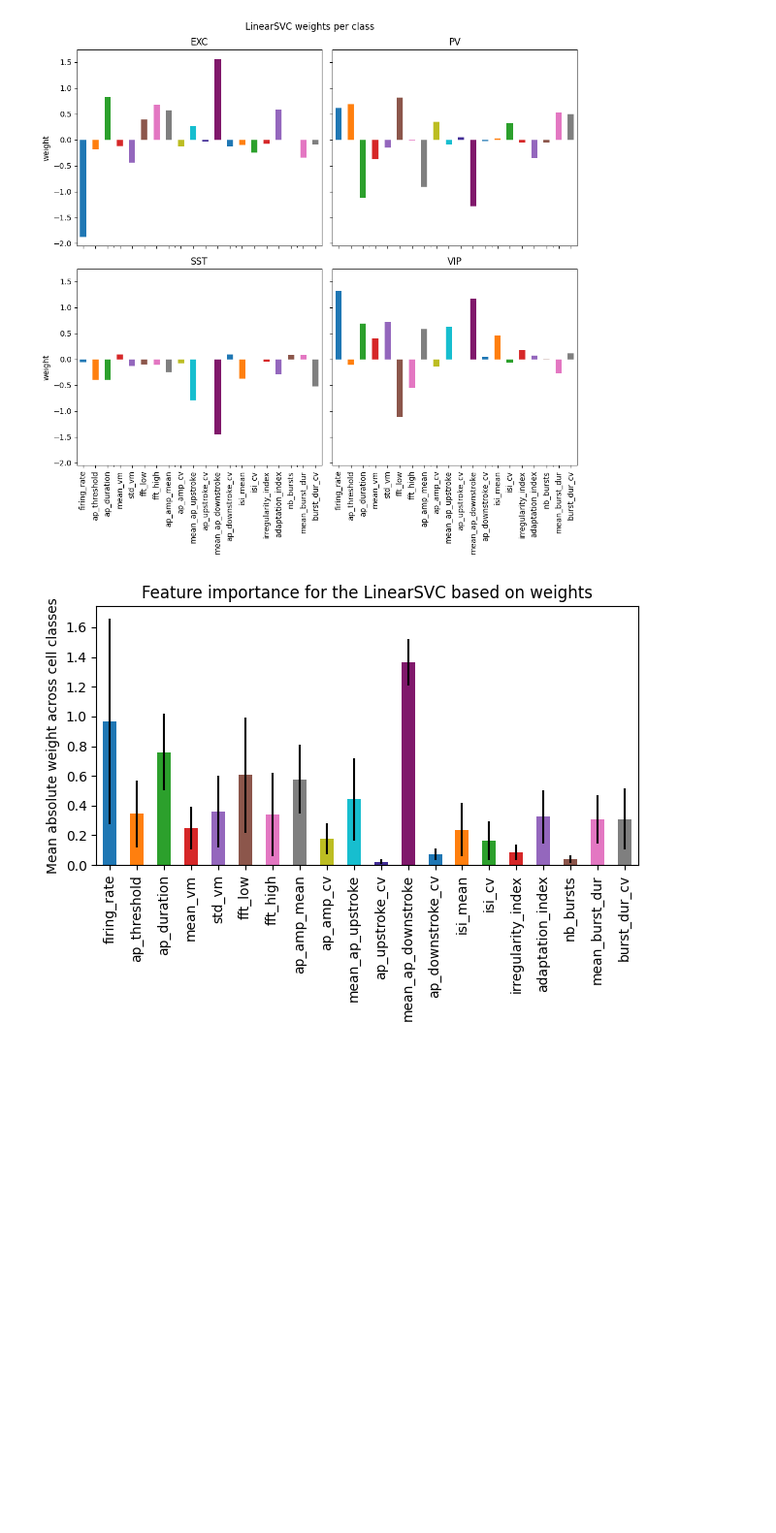
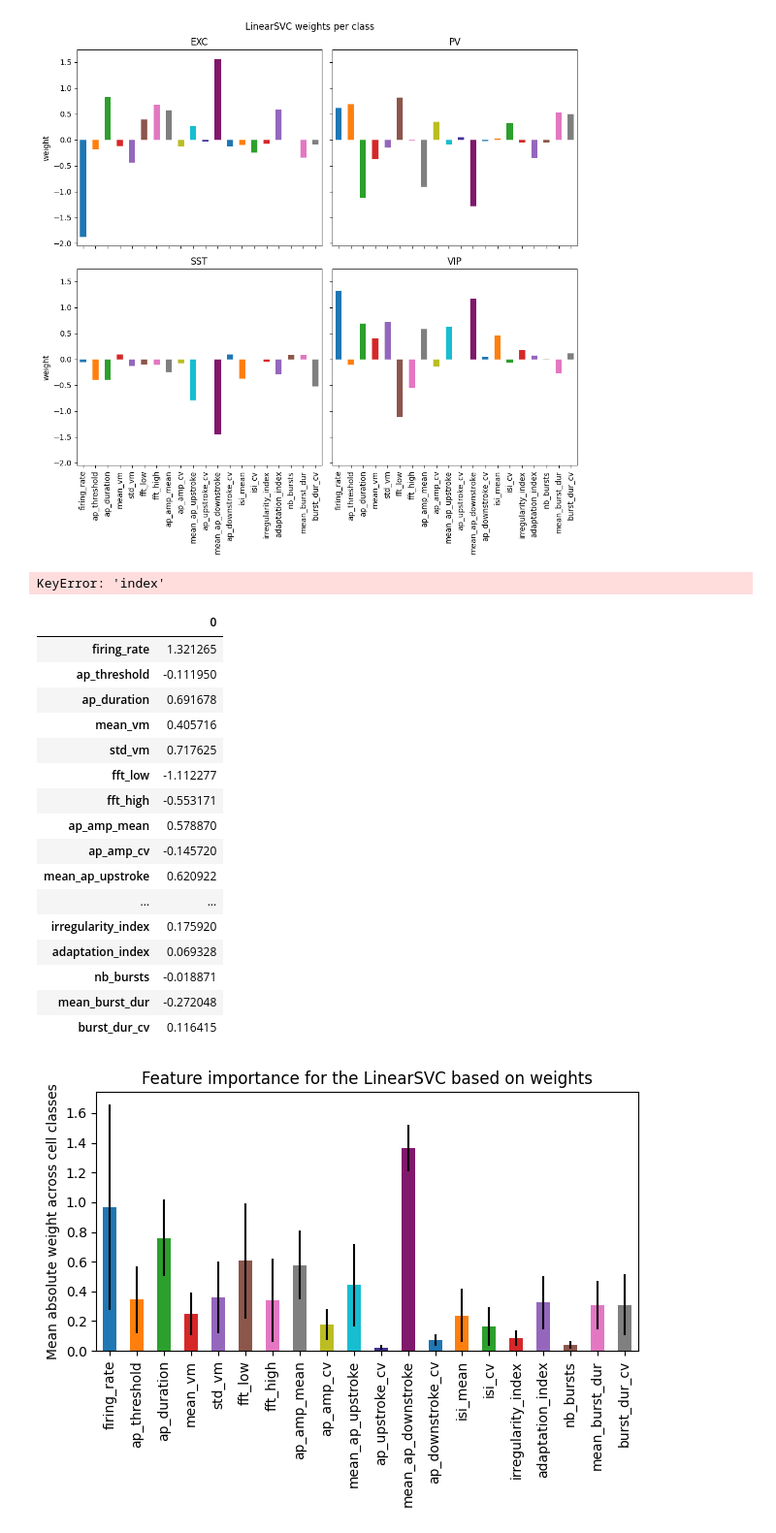
Before and after one commit to mariscoglio/bio482_cell_classifier, a Jupyter notebook: model_interpretability.ipynb, the cells around one changed output. Shown at 97% size. Saved outputs shown, nothing was run; the diff lists cells and outputs as text; code cells hidden in the pictures; blank space fills up the shorter version.

```diff
--- a/model_interpretability.ipynb
+++ b/model_interpretability.ipynb
@@ -213,22 +215,51 @@ plt.show()
 https://stackoverflow.com/questions/41592661/determining-the-most-contributing-features-for-svm-classifier-in-sklearn
 # %%
 svclf_pipe.fit(X, y)
-fig, axes = plt.subplots(ncols=2, nrows=2, figsize=(10, 10), sharex=True, sharey=True)
+fig, axes = plt.subplots(ncols=2, nrows=2, figsize=(10, 10), sharex=False, sharey=True)
 for i, ax in enumerate(axes.flatten()):
     svm_impotances = pd.Series(svclf_pipe.named_steps.clf.coef_[i], index=svclf_pipe.named_steps.clf.feature_names_in_)
     svm_impotances.plot.bar(ax=ax, color=colors)
     ax.set_title(f"{svclf_pipe.named_steps.clf.classes_[i]}")
     ax.set_ylabel("weight")
-    # for i in ax.containers:
-    #     ax.bar_label(
-    #         i,
-    #     )
+    if i < 2:
+        ax.tick_params(
+        axis='x',          # changes apply to the x-axis
+        which='both',      # both major and minor ticks are affected
+        bottom=True,      # ticks along the bottom edge are off
+        top=False,         # ticks along the top edge are off
+        labelbottom=False)
+    else:
+        ax.set_xticklabels(svm_impotances.index, rotation=90)
 fig.suptitle("LinearSVC weights per class")
 fig.tight_layout()
 plt.show()
 plt.show()
 # %% [output]
 [figure]
+# %%
+pd.DataFrame(svclf_pipe.named_steps.clf.coef_, index=svclf_pipe.named_steps.clf.classes_, columns=svclf_pipe.named_steps.clf.feature_names_in_).T.melt(id_vars='index')
+# %% [output]
+KeyError: 'index'
+# %%
+pd.DataFrame(svm_impotances, )
+# %% [output]
+|  | 0 |
+| firing_rate | 1.321265 |
+| ap_threshold | -0.111950 |
+| ap_duration | 0.691678 |
+| mean_vm | 0.405716 |
+| std_vm | 0.717625 |
+| fft_low | -1.112277 |
+| fft_high | -0.553171 |
+| ap_amp_mean | 0.578870 |
+| ap_amp_cv | -0.145720 |
+| mean_ap_upstroke | 0.620922 |
+| ... | ... |
+| irregularity_index | 0.175920 |
+| adaptation_index | 0.069328 |
+| nb_bursts | -0.018871 |
+| mean_burst_dur | -0.272048 |
+| burst_dur_cv | 0.116415 |
 # %%
 svclf_pipe.fit(X, y)
 fig, ax = plt.subplots()
```
Also changed, not shown: parts of 7 cells of this notebook.
